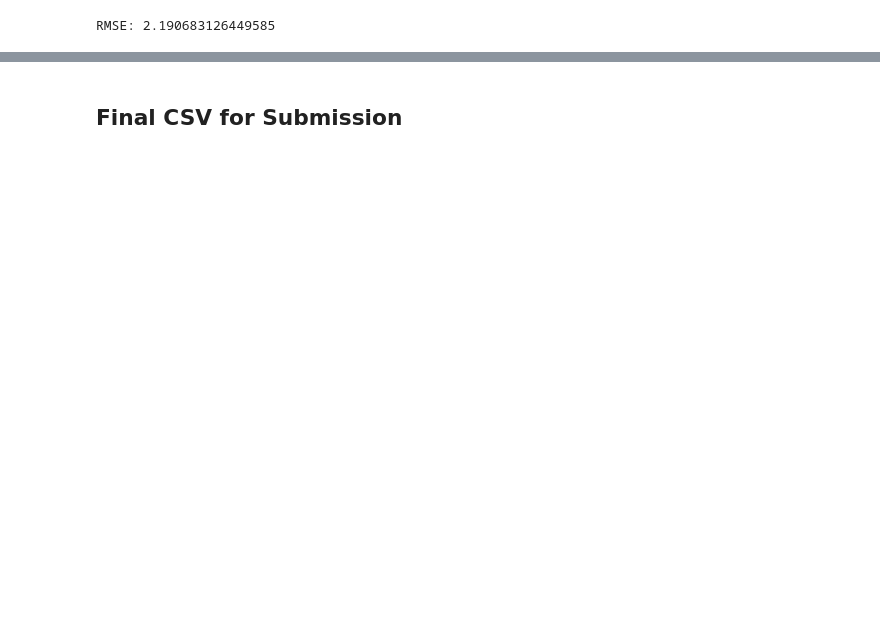
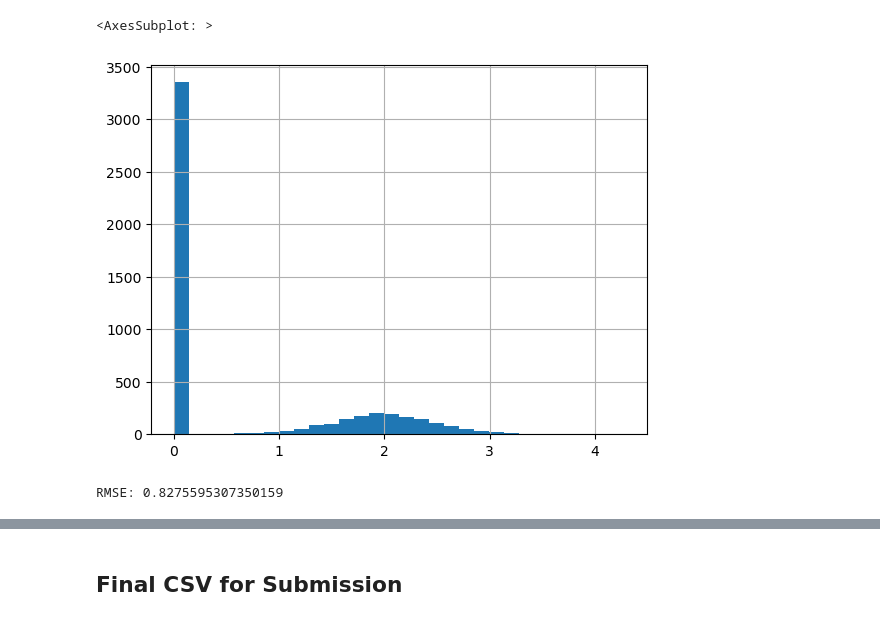
Before and after one commit to BracedHornet186/model_alignement, a Jupyter notebook: endsem.ipynb, the cells around one changed output, grey strips where cells are left out. Saved outputs shown, nothing was run; the diff lists cells and outputs as text; code cells hidden in the pictures; blank space fills up the shorter version.

```diff
--- a/endsem.ipynb
+++ b/endsem.ipynb
@@ -109,13 +174,19 @@ weights /= weights.mean()  # normalize mean weight to 1.0
+# %%
+y = pd.Series(y)
+y.hist(bins=30)
+# %% [output]
+<AxesSubplot: >
+[figure, added]
 # %%
 from sklearn.linear_model import Ridge
-
+X_train, X_val, y_train, y_val = train_test_split(X, y, test_size=0.2, random_state=42)
 # Train Ridge regressor
 reg = Ridge(alpha=1.0)
-reg.fit(X_train, y_train, sample_weight=weights)
+reg.fit(X_train, y_train)
 pred = reg.predict(X_val)
 print("RMSE:", root_mean_squared_error(y_val, pred))
 # %% [output]
-RMSE: 2.190683126449585
+RMSE: 0.8275595307350159
 # %%
 from sklearn.linear_model import HuberRegressor
 
```
Also changed, not shown: parts of 23 cells of this notebook, 1 other file.
